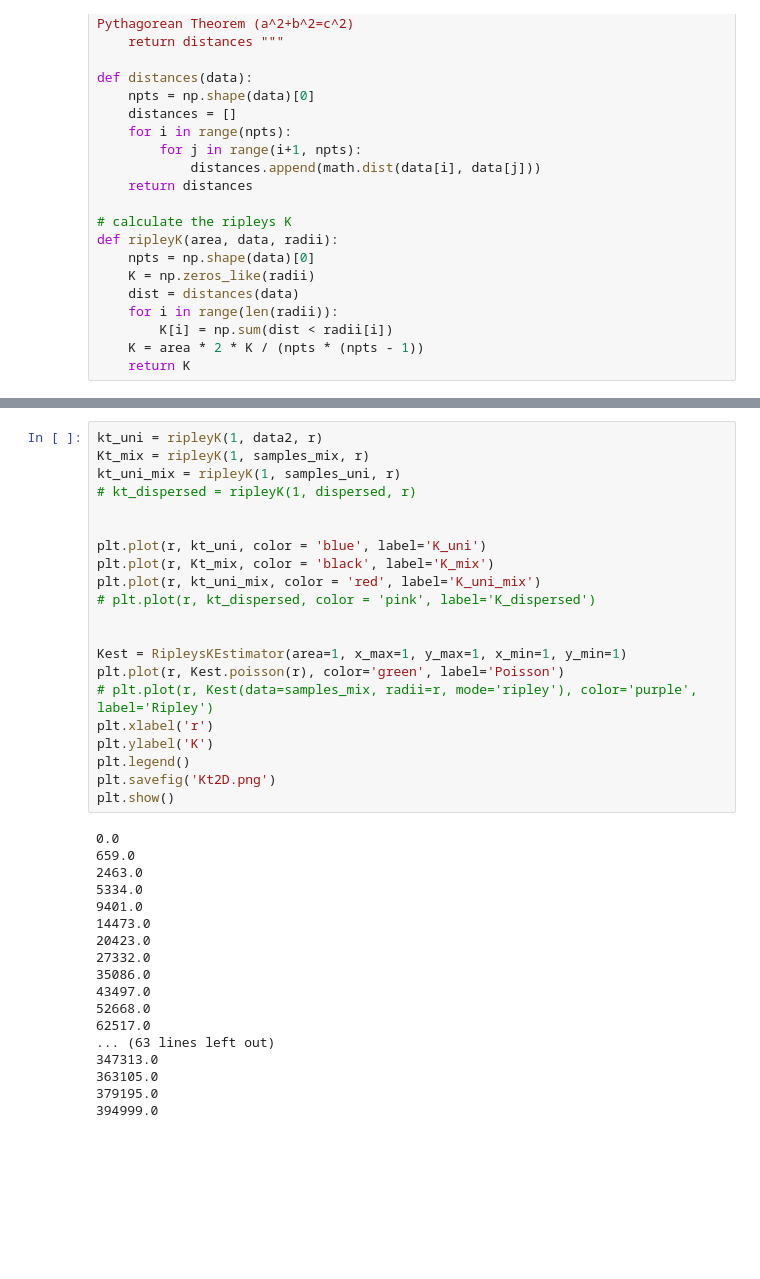
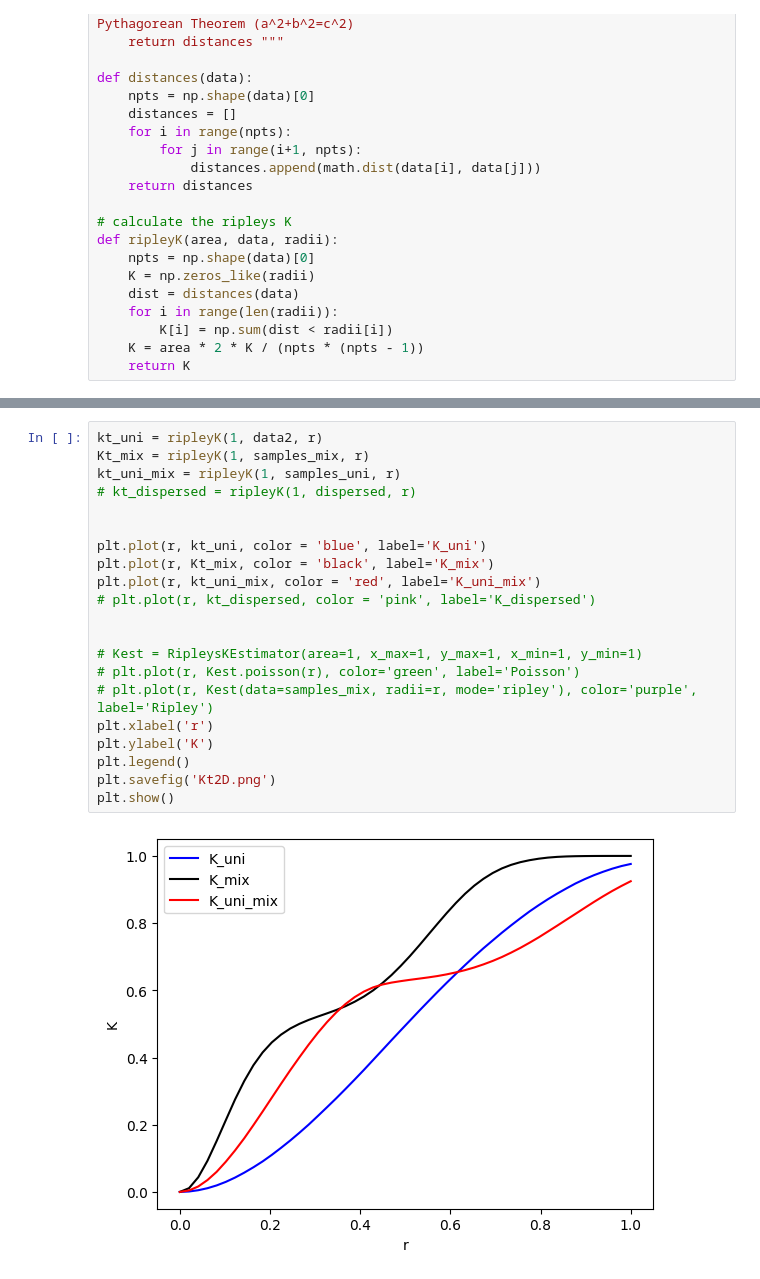
Before and after one commit to Muhanzhaokmp228/Bachelor-project, a Jupyter notebook: Code/Ripley K in 2d.ipynb, the cells around one changed output, grey strips where cells are left out. Cells and saved outputs as stored; diff of their text form; blank space fills up the shorter version.

```diff
--- a/Code/Ripley K in 2d.ipynb
+++ b/Code/Ripley K in 2d.ipynb
@@ -168,39 +152,23 @@ plt.show()
 # %%
 kt_uni = ripleyK(1, data2, r)
 Kt_mix = ripleyK(1, samples_mix, r)
 kt_uni_mix = ripleyK(1, samples_uni, r)
 # kt_dispersed = ripleyK(1, dispersed, r)
 
 
 plt.plot(r, kt_uni, color = 'blue', label='K_uni')
 plt.plot(r, Kt_mix, color = 'black', label='K_mix')
 plt.plot(r, kt_uni_mix, color = 'red', label='K_uni_mix')
 # plt.plot(r, kt_dispersed, color = 'pink', label='K_dispersed')
 
 
-Kest = RipleysKEstimator(area=1, x_max=1, y_max=1, x_min=1, y_min=1)
-plt.plot(r, Kest.poisson(r), color='green', label='Poisson')
+# Kest = RipleysKEstimator(area=1, x_max=1, y_max=1, x_min=1, y_min=1)
+# plt.plot(r, Kest.poisson(r), color='green', label='Poisson')
 # plt.plot(r, Kest(data=samples_mix, radii=r, mode='ripley'), color='purple', label='Ripley')
 plt.xlabel('r')
 plt.ylabel('K')
 plt.legend()
 plt.savefig('Kt2D.png')
 plt.show()
 # %% [output]
-0.0
-659.0
-2463.0
-5334.0
-9401.0
-14473.0
-20423.0
-27332.0
-35086.0
-43497.0
-52668.0
-62517.0
-... (63 lines left out)
-347313.0
-363105.0
-379195.0
-394999.0
+[figure, added]
```
Also changed, not shown: parts of 4 cells of this notebook, 58 other files.
